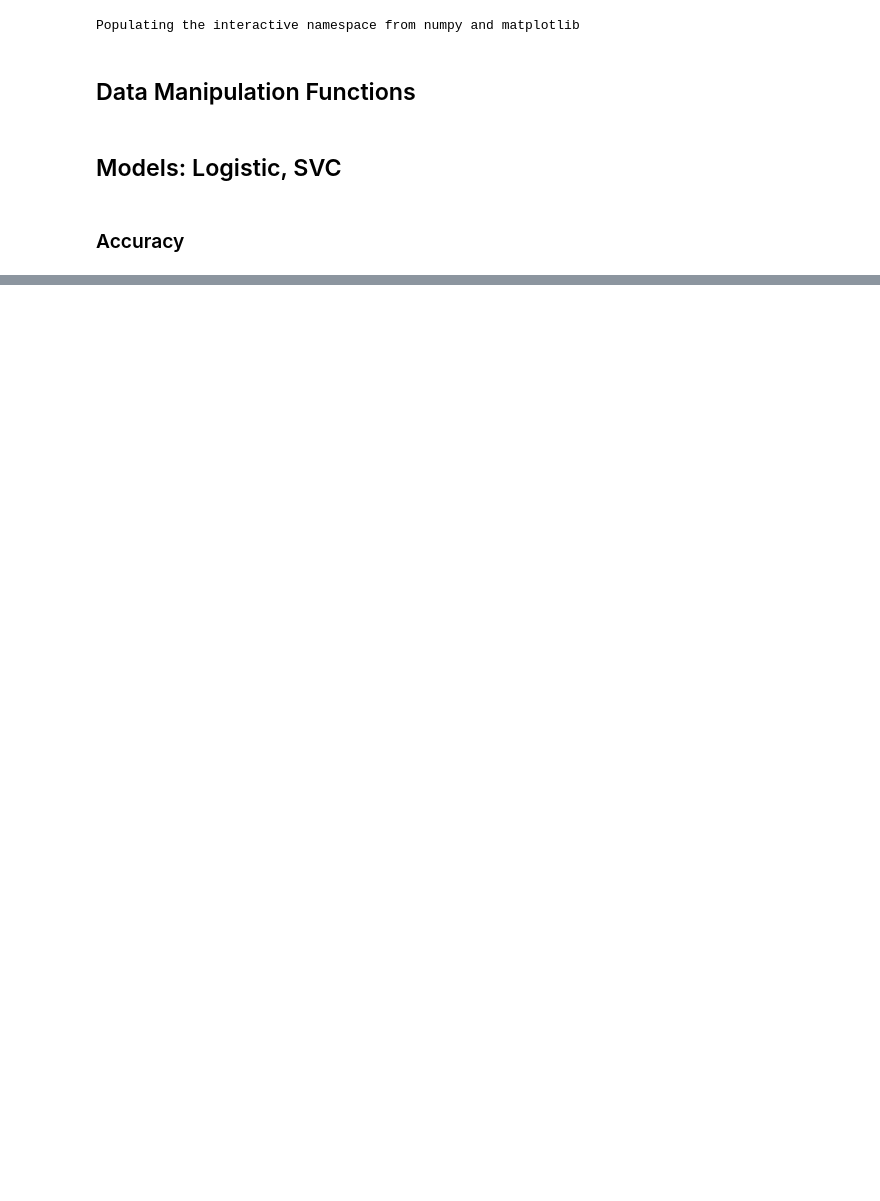
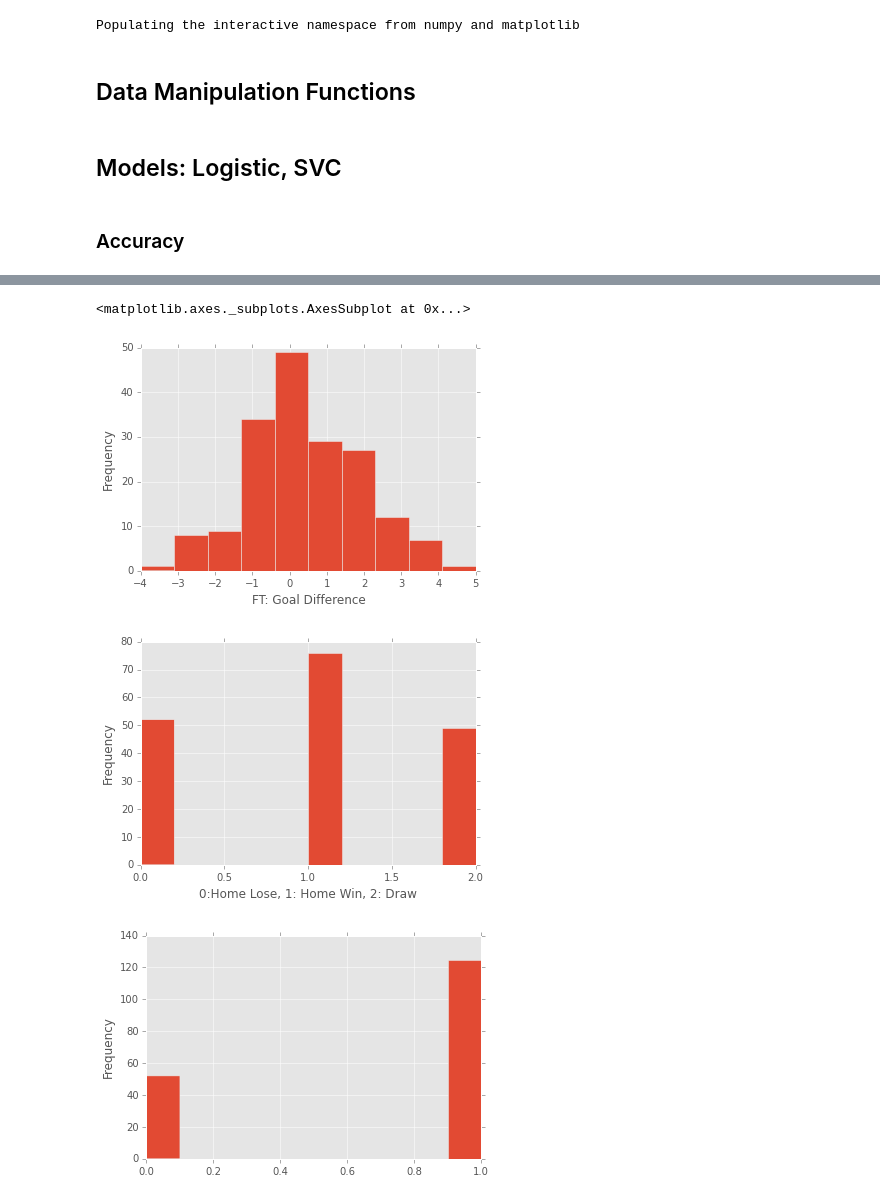
Before and after one commit to byam/predictEPL, a Jupyter notebook: Computation/[Accuracy] Hash Emolex.ipynb, the cells around one changed output, grey strips where cells are left out. Saved outputs shown, nothing was run; the diff lists cells and outputs as text; code cells hidden in the pictures; blank space fills up the shorter version.

```diff
--- a/Computation/[Accuracy] Hash Emolex.ipynb
+++ b/Computation/[Accuracy] Hash Emolex.ipynb
@@ -71,8 +68,9 @@ def ReadHashDf():
     df['pn_home_neg'] = [float(item) for item in df.pn_home_neg]
     df['pn_home_pos'] = [float(item) for item in df.pn_home_pos]
 
+    # ******************************************************
     # 'home_win': 1, 'away_win': 0, 'draw': 2
-    def Labeling(goal_diff):
+    def Labeling3(goal_diff):
         if goal_diff > 0:
             return 1
         elif goal_diff < 0:
@@ -82,8 +80,16 @@ def ReadHashDf():
 
     df['goal_diff_ht'] = df.score_ht_home - df.score_ht_away
     df['goal_diff_ft'] = df.score_ft_home - df.score_ft_away
-    df['result'] = [Labeling(item) for item in df.goal_diff_ft]
+    df['result'] = [Labeling3(item) for item in df.goal_diff_ft]
 
+
+    # 'home_win, draw': 1, 'home_lose': 0
+    def Labeling2(goal_diff):
+        if goal_diff < 0:
+            return 0
+        else:
+            return 1
+    df['res2'] = [Labeling2(item) for item in df.goal_diff_ft]
 
     # **********************************************
     # Add previous 4 games points sum
@@ -134,20 +140,35 @@ def CreateDfForModel(ht_draw=False, ft_wld=False):
     dta['pn_away_neg'] = df.pn_away_neg / (df.pn_away_pos + df.pn_away_neg)
 
     dta['pn_diff_pos'] = dta['pn_home_pos'] - dta['pn_away_pos']
+    dta['pn_diff_neg'] = dta['pn_home_neg'] - dta['pn_away_neg']
 
     # HF scores
     dta['score_ht_home'] = df.score_ht_home
     dta['score_ht_away'] = df.score_ht_away
+    dta['score_ft_home'] = df.score_ft_home
+    dta['score_ft_away'] = df.score_ft_away
 
     dta['goal_diff_ht'] = df['goal_diff_ht']
+    dta['goal_diff_ft'] = df['goal_diff_ft']
 
     # 'home_win': 1, 'away_win': 0, 'draw': 2
     dta['result'] = df.result
+
+    # 'home_win or draw': 1, 'home_lose': 0
+    dta['res2'] = df['res2']
 
     # be_4game_sum
     dta['be_4game_sum_home'] = df.be_4game_sum_home / 12.0
     dta['be_4game_sum_away'] = df.be_4game_sum_away / 12.0
 
+    # ht_point * sentiments
+    dta['sp_home'] = dta['pn_home_pos'] * (dta['score_ht_home'] + 1)
+    dta['sn_home'] = dta['pn_home_neg'] * (dta['score_ht_home'] + 1)
+    dta['sp_away'] = dta['pn_away_pos'] * (dta['score_ht_away'] + 1)
+    dta['sn_away'] = dta['pn_away_neg'] * (dta['score_ht_away'] + 1)
+    dta['sp_diff'] = dta['sp_home'] - dta['sp_away']
+    dta['sn_diff'] = dta['sn_home'] - dta['sn_away']
+
     return dta
 # %%
 # X: df, y: list
@@ -304,0 +512,22 @@ ModelScoresWLD(dfWLD, team_name=True, hash_emolex=True, score_ht=True, be_4game_
+# %%
+import matplotlib
+matplotlib.style.use('ggplot')
+
+df = CreateDfForModel(ft_wld=True)
+
+# Plot Histogram
+plt.figure()
+df.goal_diff_ft.plot(kind='hist')
+plt.xlabel("FT: Goal Difference")
+
+plt.figure()
+df.result.plot(kind='hist')
+plt.xlabel("0:Home Lose, 1: Home Win, 2: Draw")
+
+plt.figure()
+df.res2.plot(kind='hist')
+# %% [output]
+<matplotlib.axes._subplots.AxesSubplot at 0x...>
+[figure, added]
+[figure, added]
+[figure, added]
```
Also changed, not shown: parts of 19 cells of this notebook, 2 other files.
